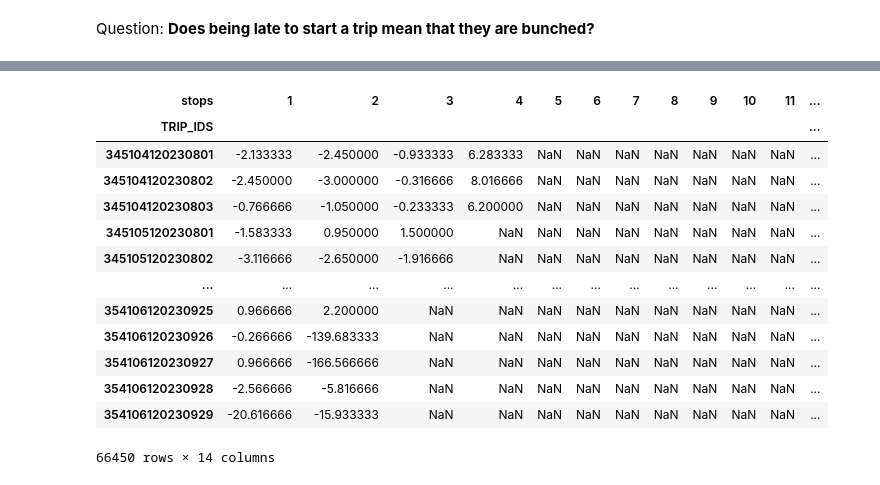
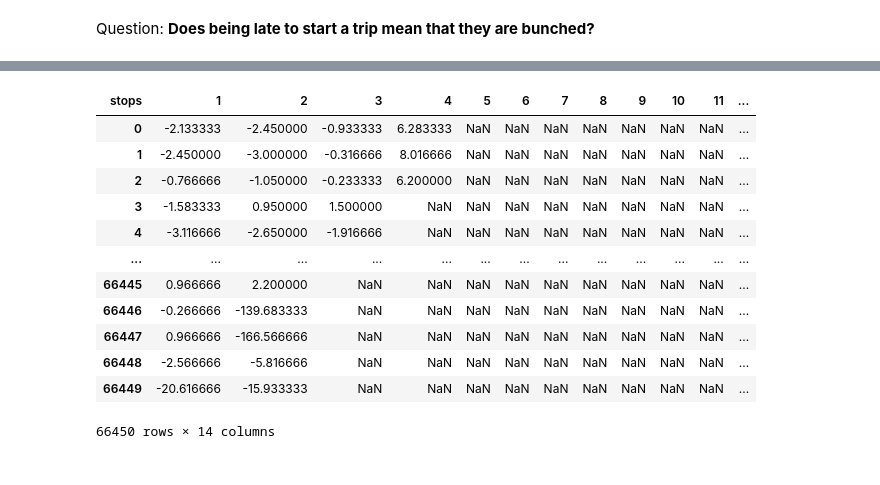
Before and after one commit to kudzuweb/wego-byte-crawlers_wego, a Jupyter notebook: notebooks/KD_wego_question_1.ipynb, the cells around one changed output, grey strips where cells are left out. Saved outputs shown, nothing was run; the diff lists cells and outputs as text; code cells hidden in the pictures.

```diff
--- a/notebooks/KD_wego_question_1.ipynb
+++ b/notebooks/KD_wego_question_1.ipynb
@@ -123,17 +161,19 @@ trip_adherence
 # %%
-trip_adherence.pivot_table(values = 'ADHERENCE', index = 'TRIP_IDS', columns = 'stops')
+#creating a pivot table that will make the columns the stop #, the rows is each trip, and the values the adherence(amount of minutes late)
+trip_adherence_pivot = trip_adherence.pivot_table(values = 'ADHERENCE', index = 'TRIP_IDS', columns = 'stops').reset_index(drop = True)
-# %% [output]
-| stops | 1 | 2 | 3 | 4 | 5 | 6 | 7 | 8 | 9 | 10 | 11 | ... |
-| TRIP_IDS |  |  |  |  |  |  |  |  |  |  |  | ... |
-| 345104120230801 | -2.133333 | -2.450000 | -0.933333 | 6.283333 | NaN | NaN | NaN | NaN | NaN | NaN | NaN | ... |
-| 345104120230802 | -2.450000 | -3.000000 | -0.316666 | 8.016666 | NaN | NaN | NaN | NaN | NaN | NaN | NaN | ... |
-| 345104120230803 | -0.766666 | -1.050000 | -0.233333 | 6.200000 | NaN | NaN | NaN | NaN | NaN | NaN | NaN | ... |
-| 345105120230801 | -1.583333 | 0.950000 | 1.500000 | NaN | NaN | NaN | NaN | NaN | NaN | NaN | NaN | ... |
-| 345105120230802 | -3.116666 | -2.650000 | -1.916666 | NaN | NaN | NaN | NaN | NaN | NaN | NaN | NaN | ... |
-| ... | ... | ... | ... | ... | ... | ... | ... | ... | ... | ... | ... | ... |
-| 354106120230925 | 0.966666 | 2.200000 | NaN | NaN | NaN | NaN | NaN | NaN | NaN | NaN | NaN | ... |
-| 354106120230926 | -0.266666 | -139.683333 | NaN | NaN | NaN | NaN | NaN | NaN | NaN | NaN | NaN | ... |
-| 354106120230927 | 0.966666 | -166.566666 | NaN | NaN | NaN | NaN | NaN | NaN | NaN | NaN | NaN | ... |
-| 354106120230928 | -2.566666 | -5.816666 | NaN | NaN | NaN | NaN | NaN | NaN | NaN | NaN | NaN | ... |
-| 354106120230929 | -20.616666 | -15.933333 | NaN | NaN | NaN | NaN | NaN | NaN | NaN | NaN | NaN | ... |
-66450 rows × 14 columns
+# %%
+trip_adherence_pivot
+# %% [output]
+| stops | 1 | 2 | 3 | 4 | 5 | 6 | 7 | 8 | 9 | 10 | 11 | ... |
+| 0 | -2.133333 | -2.450000 | -0.933333 | 6.283333 | NaN | NaN | NaN | NaN | NaN | NaN | NaN | ... |
+| 1 | -2.450000 | -3.000000 | -0.316666 | 8.016666 | NaN | NaN | NaN | NaN | NaN | NaN | NaN | ... |
+| 2 | -0.766666 | -1.050000 | -0.233333 | 6.200000 | NaN | NaN | NaN | NaN | NaN | NaN | NaN | ... |
+| 3 | -1.583333 | 0.950000 | 1.500000 | NaN | NaN | NaN | NaN | NaN | NaN | NaN | NaN | ... |
+| 4 | -3.116666 | -2.650000 | -1.916666 | NaN | NaN | NaN | NaN | NaN | NaN | NaN | NaN | ... |
+| ... | ... | ... | ... | ... | ... | ... | ... | ... | ... | ... | ... | ... |
+| 66445 | 0.966666 | 2.200000 | NaN | NaN | NaN | NaN | NaN | NaN | NaN | NaN | NaN | ... |
+| 66446 | -0.266666 | -139.683333 | NaN | NaN | NaN | NaN | NaN | NaN | NaN | NaN | NaN | ... |
+| 66447 | 0.966666 | -166.566666 | NaN | NaN | NaN | NaN | NaN | NaN | NaN | NaN | NaN | ... |
+| 66448 | -2.566666 | -5.816666 | NaN | NaN | NaN | NaN | NaN | NaN | NaN | NaN | NaN | ... |
+| 66449 | -20.616666 | -15.933333 | NaN | NaN | NaN | NaN | NaN | NaN | NaN | NaN | NaN | ... |
+66450 rows × 14 columns
```
Also changed, not shown: parts of 40 cells of this notebook.
